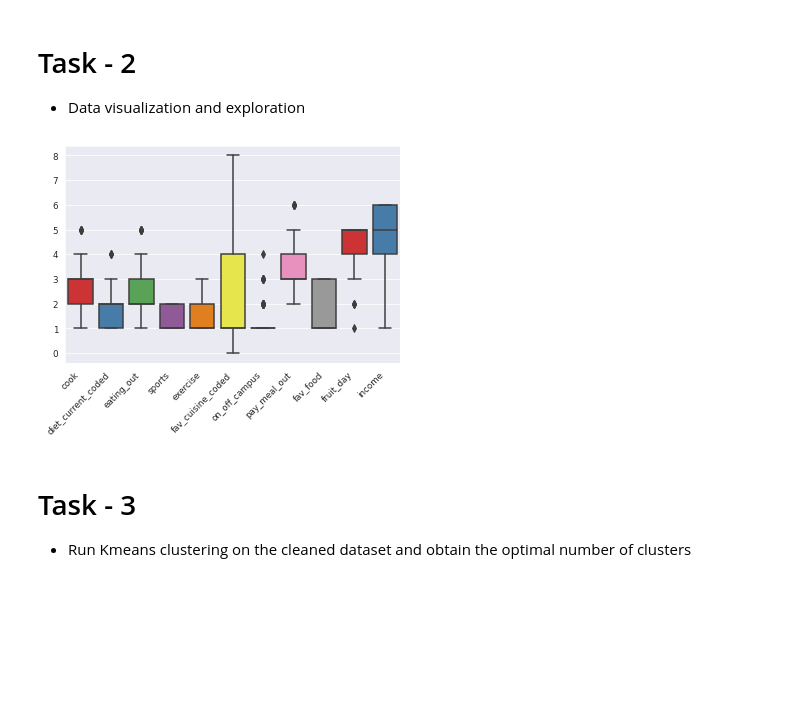
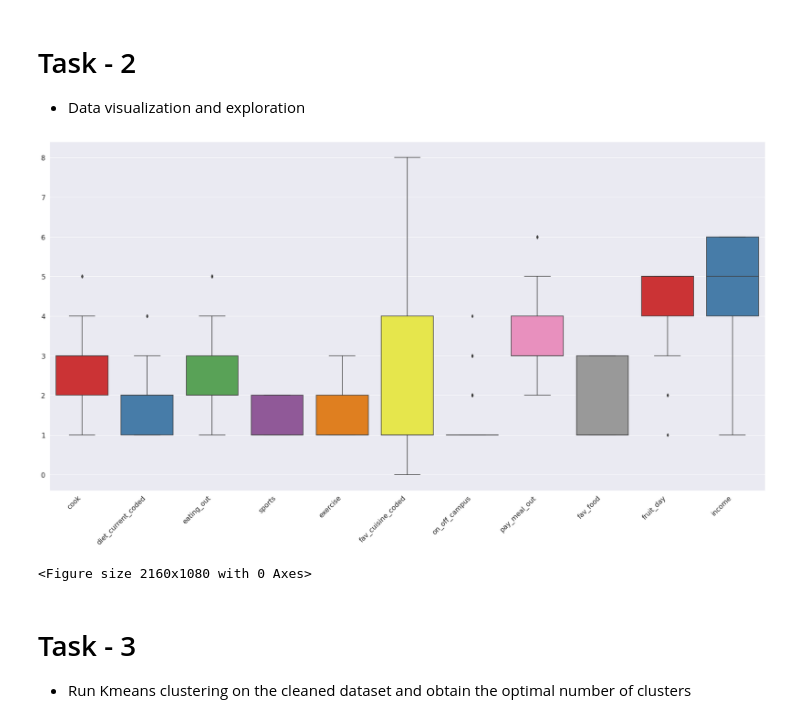
Before and after one commit to KarthiK-ctrl-A/Exploratory_Analysis_on_geolocational_data, a Jupyter notebook: dataanalysis_internship.ipynb, the cells around one changed output. Drawn from its saved outputs; the diff is of its cells as text; code cells hidden in the pictures; blank space fills up the shorter version.

```diff
--- a/dataanalysis_internship.ipynb
+++ b/dataanalysis_internship.ipynb
@@ -90,0 +116,5 @@ print(tabulate(df,headers = 'keys', tablefmt = 'psql'))
+# %%
+corelation = df.corr()
+
+sns.heatmap(corelation, xticklabels=corelation.columns, yticklabels = corelation.columns, annot= True)
+sns.set(rc = {'figure.figsize':(30,15)})
@@ -93,11 +140,13 @@ print(tabulate(df,headers = 'keys', tablefmt = 'psql'))
 
 - Data visualization and exploration
 # %%
-sns.boxplot(data=df, palette="Set1").tick_params(labelsize=8.7)
+sns.boxplot(data=df, palette="Set1").tick_params(labelsize=16)
 plt.xticks(rotation=45, ha='right')
 plt.show()
+plt.gcf().set_size_inches(30, 15)
 # %% [output]
-[figure, old version]
+[figure, new version]
+<Figure size 2160x1080 with 0 Axes>
 # %% [markdown]
 # Task - 3
 
```
Also changed, not shown: parts of 11 cells of this notebook.
